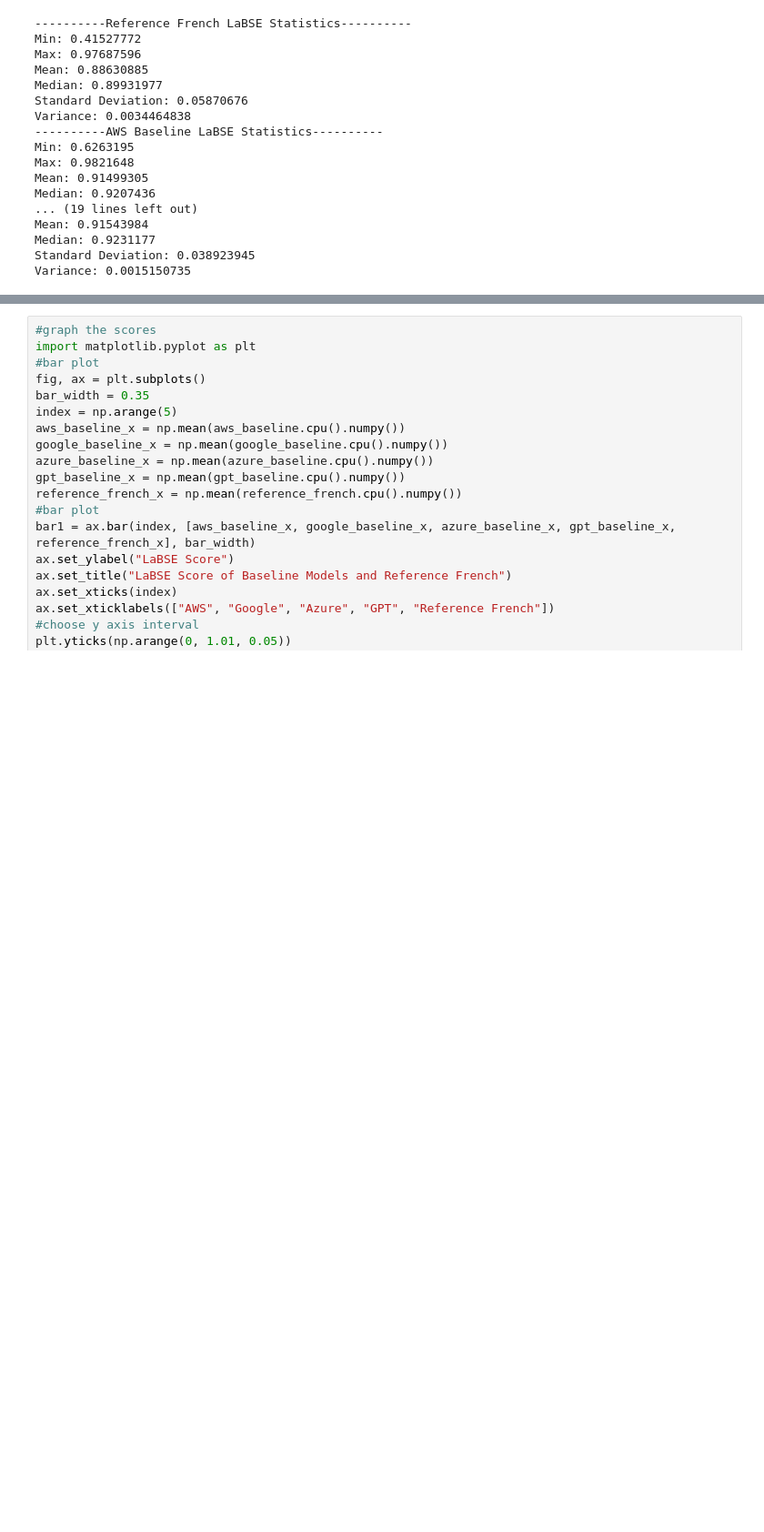
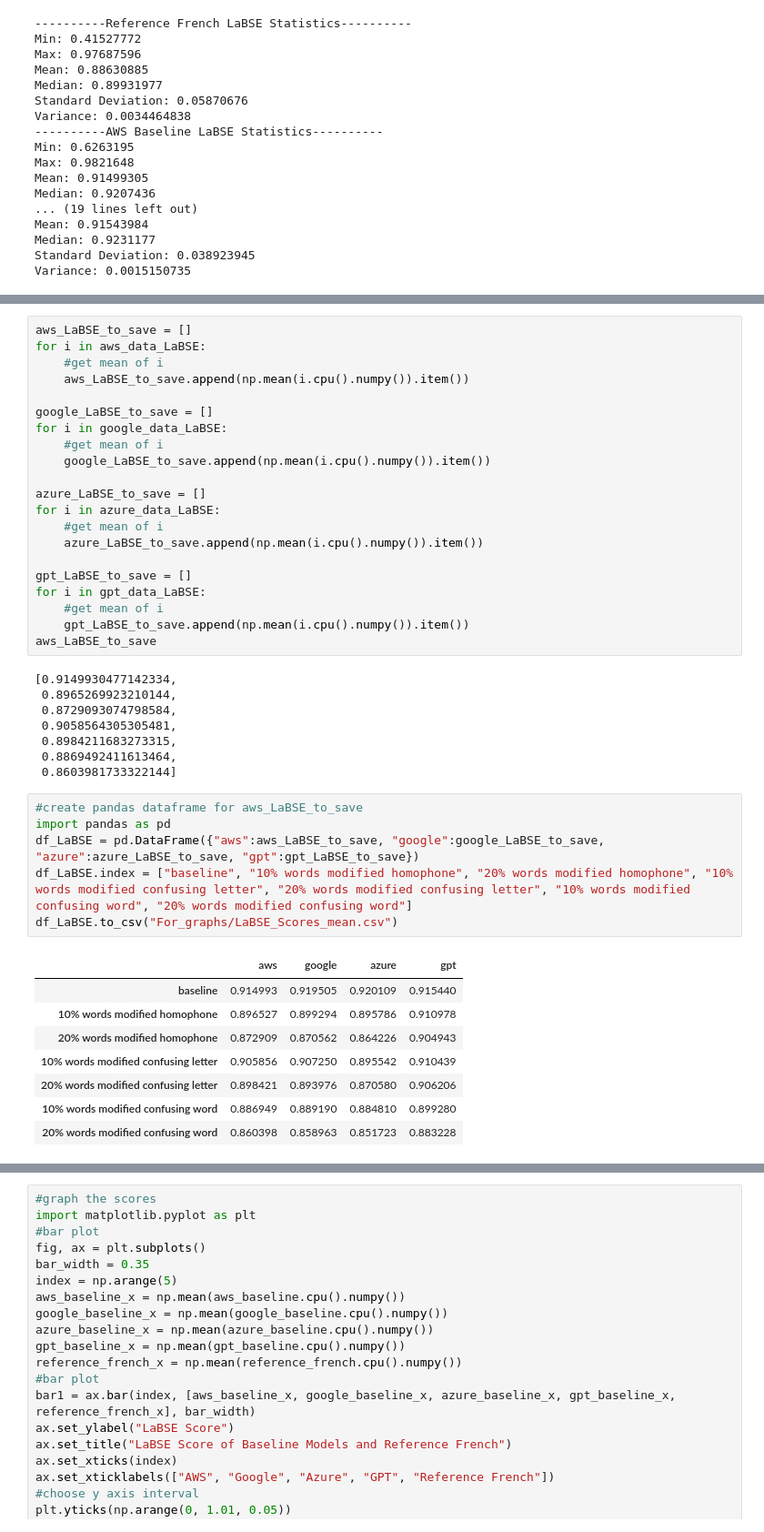
Before and after one commit to aimpowered/NLPdisparity, a Jupyter notebook: LaBSE_data.ipynb, the cells around one changed output, grey strips where cells are left out. Shown: that part at 91% size. Drawn from its saved outputs; the diff is of its cells as text; blank space fills up the shorter version.

```diff
--- a/LaBSE_data.ipynb
+++ b/LaBSE_data.ipynb
@@ -755,0 +776,44 @@ Variance: 0.0015150735
+# %%
+aws_LaBSE_to_save = []
+for i in aws_data_LaBSE:
+    #get mean of i
+    aws_LaBSE_to_save.append(np.mean(i.cpu().numpy()).item())
+
+google_LaBSE_to_save = []
+for i in google_data_LaBSE:
+    #get mean of i
+    google_LaBSE_to_save.append(np.mean(i.cpu().numpy()).item())
+
+azure_LaBSE_to_save = []
+for i in azure_data_LaBSE:
+    #get mean of i
+    azure_LaBSE_to_save.append(np.mean(i.cpu().numpy()).item())
+
+gpt_LaBSE_to_save = []
+for i in gpt_data_LaBSE:
+    #get mean of i
+    gpt_LaBSE_to_save.append(np.mean(i.cpu().numpy()).item())
+aws_LaBSE_to_save
+# %% [output]
+[0.9149930477142334,
+ 0.8965269923210144,
+ 0.8729093074798584,
+ 0.9058564305305481,
+ 0.8984211683273315,
+ 0.8869492411613464,
+ 0.8603981733322144]
+# %%
+#create pandas dataframe for aws_LaBSE_to_save
+import pandas as pd
+df_LaBSE = pd.DataFrame({"aws":aws_LaBSE_to_save, "google":google_LaBSE_to_save, "azure":azure_LaBSE_to_save, "gpt":gpt_LaBSE_to_save})
+df_LaBSE.index = ["baseline", "10% words modified homophone", "20% words modified homophone", "10% words modified confusing letter", "20% words modified confusing letter", "10% words modified confusing word", "20% words modified confusing word"]
+df_LaBSE.to_csv("For_graphs/LaBSE_Scores_mean.csv")
+# %% [output]
+|  | aws | google | azure | gpt |
+| baseline | 0.914993 | 0.919505 | 0.920109 | 0.915440 |
+| 10% words modified homophone | 0.896527 | 0.899294 | 0.895786 | 0.910978 |
+| 20% words modified homophone | 0.872909 | 0.870562 | 0.864226 | 0.904943 |
+| 10% words modified confusing letter | 0.905856 | 0.907250 | 0.895542 | 0.910439 |
+| 20% words modified confusing letter | 0.898421 | 0.893976 | 0.870580 | 0.906206 |
+| 10% words modified confusing word | 0.886949 | 0.889190 | 0.884810 | 0.899280 |
+| 20% words modified confusing word | 0.860398 | 0.858963 | 0.851723 | 0.883228 |
```
Also changed, not shown: parts of 4 cells of this notebook, 11 other files.
